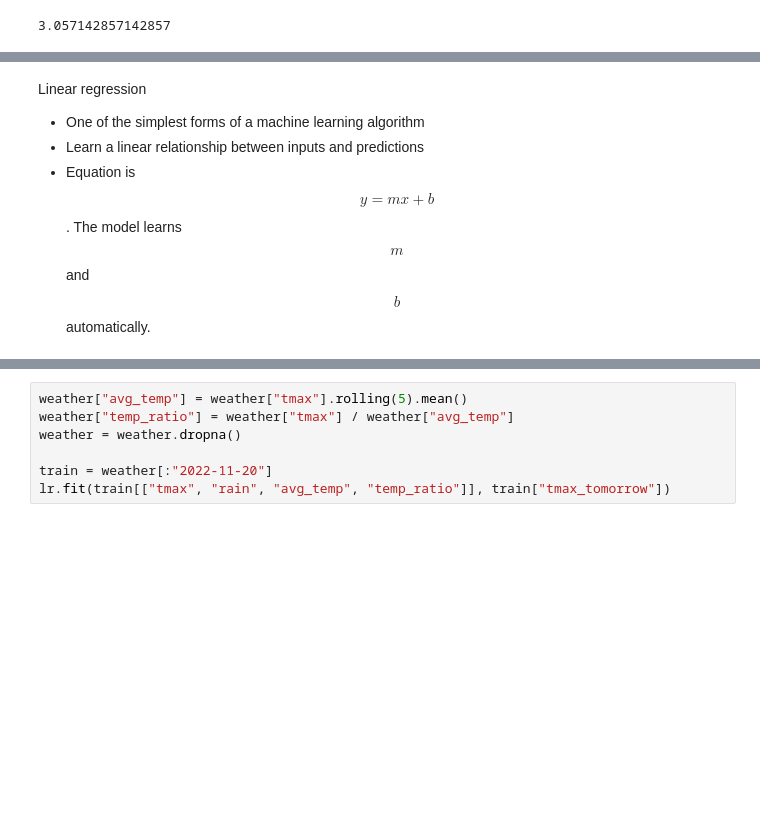
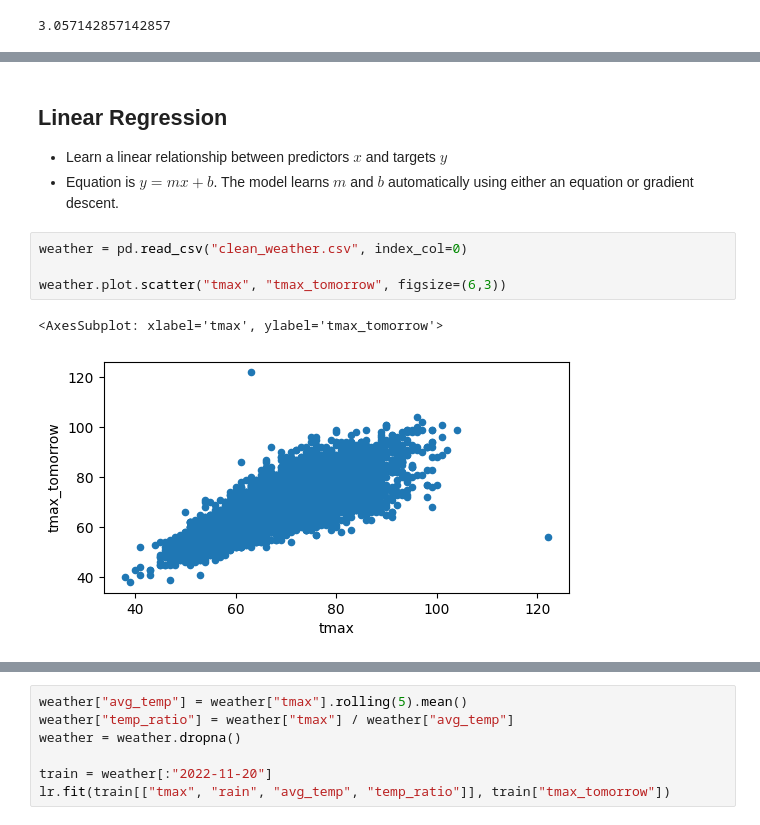
Before and after one commit to dataquestio/project-walkthroughs, a Jupyter notebook: ml_dl_intro/ml_dl_intro.ipynb, the cells around one changed output, grey strips where cells are left out. Drawn from its saved outputs; the diff is of its cells as text; blank space fills up the shorter version.

```diff
--- a/ml_dl_intro/ml_dl_intro.ipynb
+++ b/ml_dl_intro/ml_dl_intro.ipynb
@@ -89,8 +88,14 @@ Machine Learning
 # %% [markdown]
-Linear regression
+## Linear Regression
 
-- One of the simplest forms of a machine learning algorithm
-- Learn a linear relationship between inputs and predictions
-- Equation is $$y=mx+b$$.  The model learns $$m$$ and $$b$$ automatically.
+- Learn a linear relationship between predictors $x$ and targets $y$
+- Equation is $y=mx+b$.  The model learns $m$ and $b$ automatically using either an equation or gradient descent.
+# %%
+weather = pd.read_csv("clean_weather.csv", index_col=0)
+
+weather.plot.scatter("tmax", "tmax_tomorrow", figsize=(6,3))
+# %% [output]
+<AxesSubplot: xlabel='tmax', ylabel='tmax_tomorrow'>
+[figure, added]
 # %%
 from sklearn.linear_model import LinearRegression
```
Also changed, not shown: parts of 28 cells of this notebook, 3 other files.
